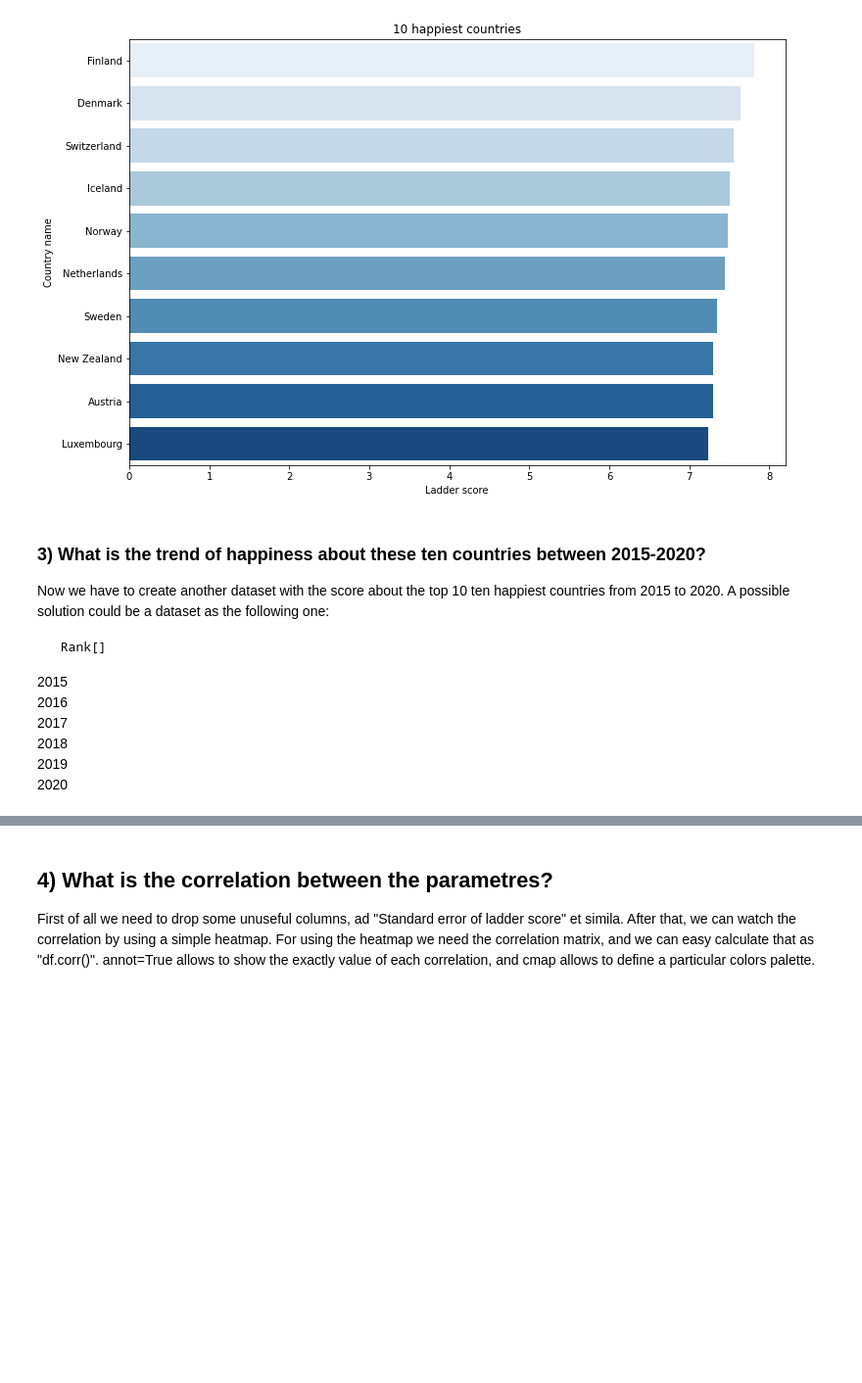
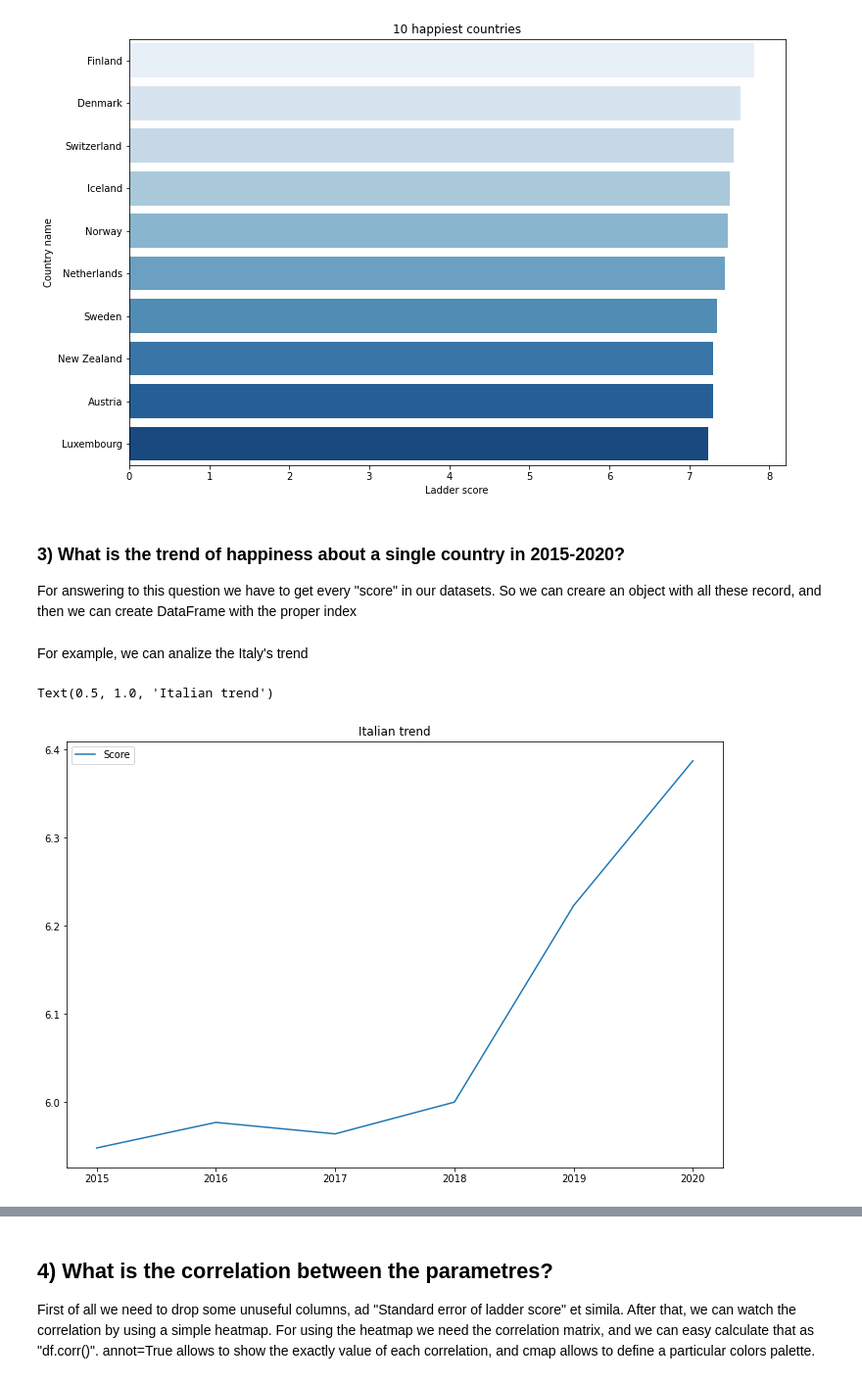
Before and after one commit to francescodisalvo05/WorldHappiness, a Jupyter notebook: World Happiness.ipynb, the cells around one changed output, grey strips where cells are left out. Shown at 98% size. Cells and saved outputs as stored; diff of their text form; code cells hidden in the pictures; blank space fills up the shorter version.

Commit message:
Answer #3 and Conclusion

```diff
--- a/World Happiness.ipynb
+++ b/World Happiness.ipynb
@@ -106,15 +106,3 @@ sns.barplot(x="Ladder score", y="Country name", data=top10, palette="Blues").set
 # %% [output]
 Text(0.5, 1.0, '10 happiest countries')
 [figure]
-# %% [markdown]
-### 3) What is the trend of happiness about these ten countries between 2015-2020?
-Now we have to create another dataset with the score about the top 10 ten happiest countries from 2015 to 2020.
-A possible solution could be a dataset as the following one:
-
-     Rank[]
-2015 <br />
-2016 <br />
-2017 <br />
-2018 <br />
-2019 <br />
-2020 <br />
@@ -122,0 +109,19 @@ A possible solution could be a dataset as the following one:
+# %% [markdown]
+### 3) What is the trend of happiness about a single country in 2015-2020?
+For answering to this question we have to get every "score" in our datasets. So we can creare an object with all these record, and then we can create DataFrame with the proper index
+# %% [markdown]
+For example, we can analize the Italy's trend
+# %%
+scores_Italy = {'Score': [ df_2015[df_2015["Country"] == "Italy"]["Happiness Score"].item(),
+                           df_2016[df_2016["Country"] == "Italy"]["Happiness Score"].item(),
+                           df_2017[df_2017["Country"] == "Italy"]["Happiness.Score"].item(),
+                           df_2018[df_2018["Country or region"] == "Italy"]["Score"].item(),
+                           df_2019[df_2019["Country or region"] == "Italy"]["Score"].item(),
+                           df_2020[df_2020["Country name"] == "Italy"]["Ladder score"].item()]
+               }
+plt.figure(figsize=(12,8))
+df = pd.DataFrame(data=scores_Italy, index=[2015,2016,2017,2018,2019,2020])
+sns.lineplot(data=df).set_title("Italian trend")
+# %% [output]
+Text(0.5, 1.0, 'Italian trend')
+[figure, added]
```
Also changed, not shown: parts of 5 cells of this notebook, 3 other files.
